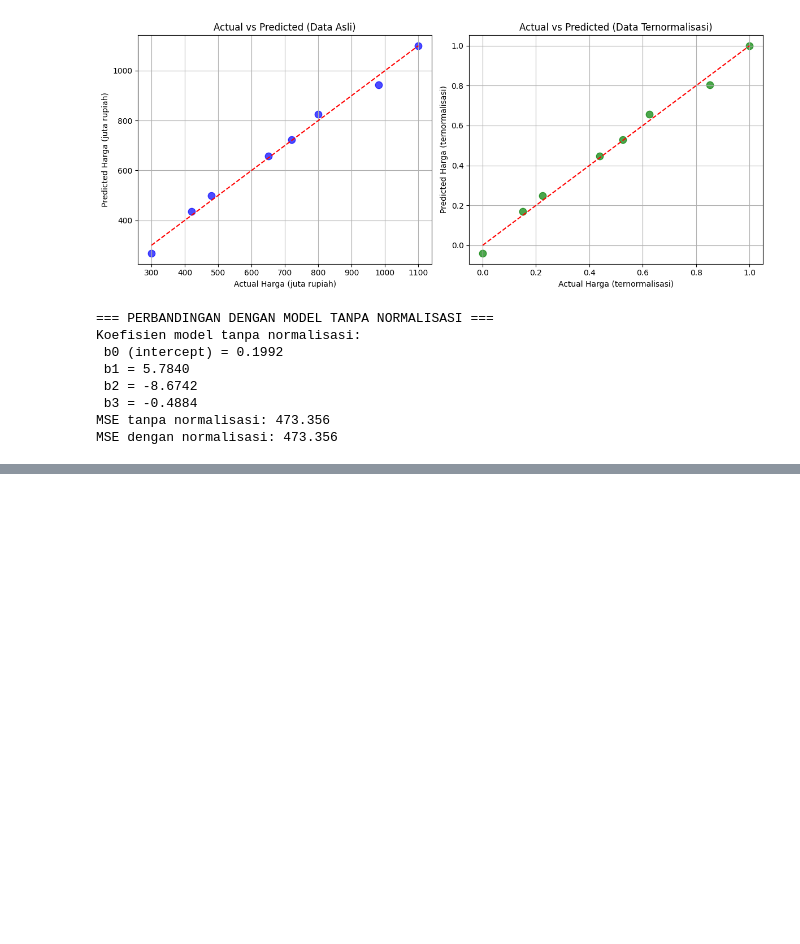
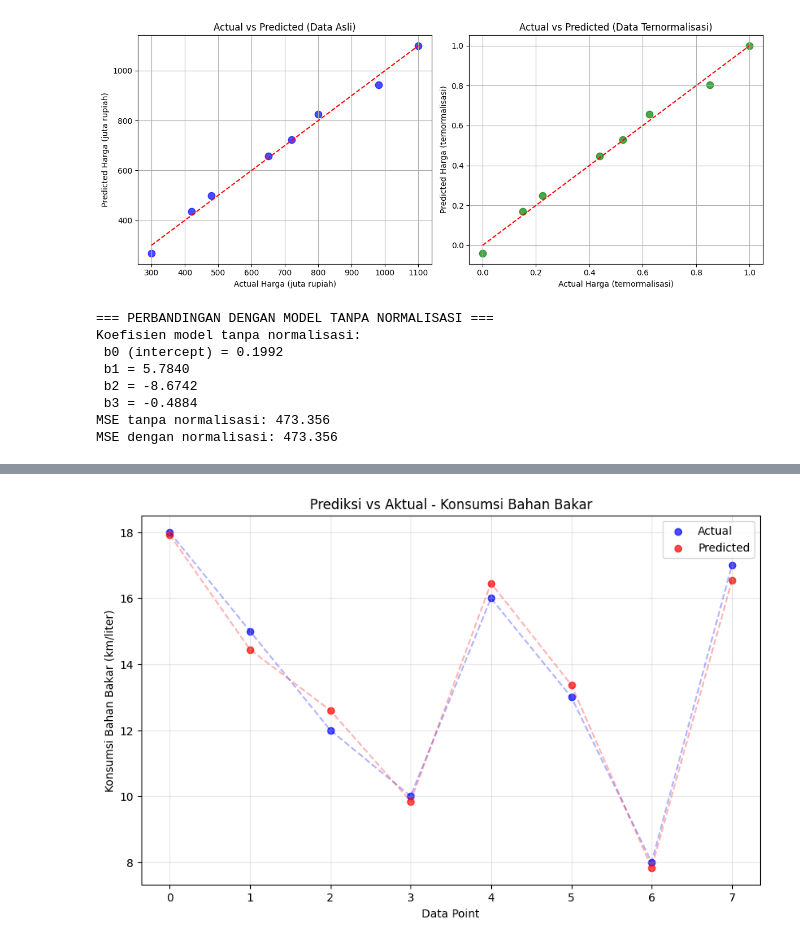
Before and after one commit to edycoleee/ml2025, a Jupyter notebook: 04olsmatrix.ipynb, the cells around one changed output, grey strips where cells are left out. Cells and saved outputs as stored; diff of their text form; code cells hidden in the pictures; blank space fills up the shorter version.

```diff
--- a/04olsmatrix.ipynb
+++ b/04olsmatrix.ipynb
@@ -294,3 +294,13 @@ Koefisien model tanpa normalisasi:
  b3 = -0.4884
 MSE tanpa normalisasi: 473.356
 MSE dengan normalisasi: 473.356
+# %%
+# ---------- Normalisasi Data ----------
+def min_max_normalize(data):
+    min_vals = np.min(data, axis=0)
+    max_vals = np.max(data, axis=0)
+    normalized_data = (data - min_vals) / (max_vals - min_vals)
+    return normalized_data, min_vals, max_vals
+
+def min_max_denormalize(normalized_data, min_vals, max_vals):
+    return normalized_data * (max_vals - min_vals) + min_vals
@@ -296,0 +420,77 @@ MSE dengan normalisasi: 473.356
+# %%
+print("\n" + "="*50)
+print("=== CONTOH 4: Prediksi Konsumsi Bahan Bakar ===")
+
+# Fitur: [cc_mesin, berat_kendaraan (kg), tahun_produksi]
+X_features = np.array([
+    [1200, 950, 2015],
+    [1500, 1100, 2018],
+    [1800, 1300, 2016],
+    [2000, 1500, 2020],
+    [1300, 1000, 2017],
+    [1600, 1200, 2019],
+    [2200, 1600, 2021],
+    [1400, 1050, 2014]
+], dtype=float)
+
+# Target: km/liter
+y = np.array([18, 15, 12, 10, 16, 13, 8, 17], dtype=float)
+
+print("X_features:\n", X_features)
+print("y:", y)
+
+# Normalisasi
+X_normalized, X_min, X_max = min_max_normalize(X_features)
+y_normalized, y_min, y_max = min_max_normalize(y)
+
+# Tambah intercept
+n = X_normalized.shape[0]
+intercept = np.ones((n, 1))
+X = np.hstack([intercept, X_normalized])
+
+# OLS Matrix
+XT = X.T
+XTX = XT @ X
+B_normalized = np.linalg.inv(XTX) @ XT @ y_normalized
+
+print("B_normalized:", np.round(B_normalized, 3))
+
+# Prediksi
+y_pred_normalized = X @ B_normalized
+y_pred = min_max_denormalize(y_pred_normalized, y_min, y_max).flatten()
+
+print("\nHasil Prediksi:")
+print("y_actual:   ", np.round(y, 2))
+print("y_pred:     ", np.round(y_pred, 2))
+
+# Evaluasi
+mse = np.mean((y - y_pred)**2)
+r2 = 1 - np.sum((y - y_pred)**2) / np.sum((y - np.mean(y))**2)
+
+print(f"\nMSE = {mse:.3f}")
+print(f"R²  = {r2:.3f}")
+
+# Prediksi data baru
+new_car = np.array([1700, 1250, 2018])  # [cc, berat, tahun]
+new_car_norm = (new_car - X_min) / (X_max - X_min)
+new_car_with_intercept = np.hstack([1, new_car_norm])
+
+pred_norm = new_car_with_intercept @ B_normalized
+pred_fuel = pred_norm * (y_max - y_min) + y_min
+
+print(f"\nData mobil baru: {new_car}")
+print(f"Prediksi konsumsi: {pred_fuel:.2f} km/liter")
+
+# Visualisasi prediksi vs aktual
+plt.figure(figsize=(10, 6))
+plt.scatter(range(len(y)), y, color='blue', label='Actual', alpha=0.7)
+plt.scatter(range(len(y_pred)), y_pred, color='red', label='Predicted', alpha=0.7)
+plt.plot(range(len(y)), y, 'b--', alpha=0.3)
+plt.plot(range(len(y_pred)), y_pred, 'r--', alpha=0.3)
+plt.xlabel('Data Point')
+plt.ylabel('Konsumsi Bahan Bakar (km/liter)')
+plt.title('Prediksi vs Aktual - Konsumsi Bahan Bakar')
+plt.legend()
+plt.grid(True, alpha=0.3)
+plt.show()
+# %% [output]
@@ -296,0 +514 @@ MSE dengan normalisasi: 473.356
+[figure, added]
```
Also changed, not shown: parts of 3 cells of this notebook, 5 other files.
